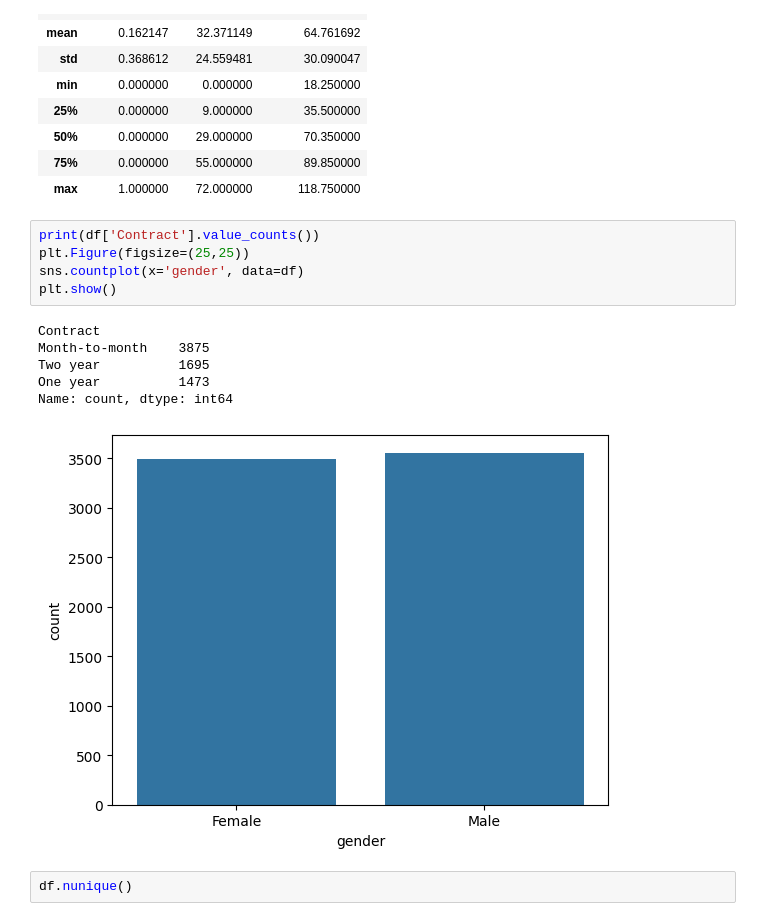
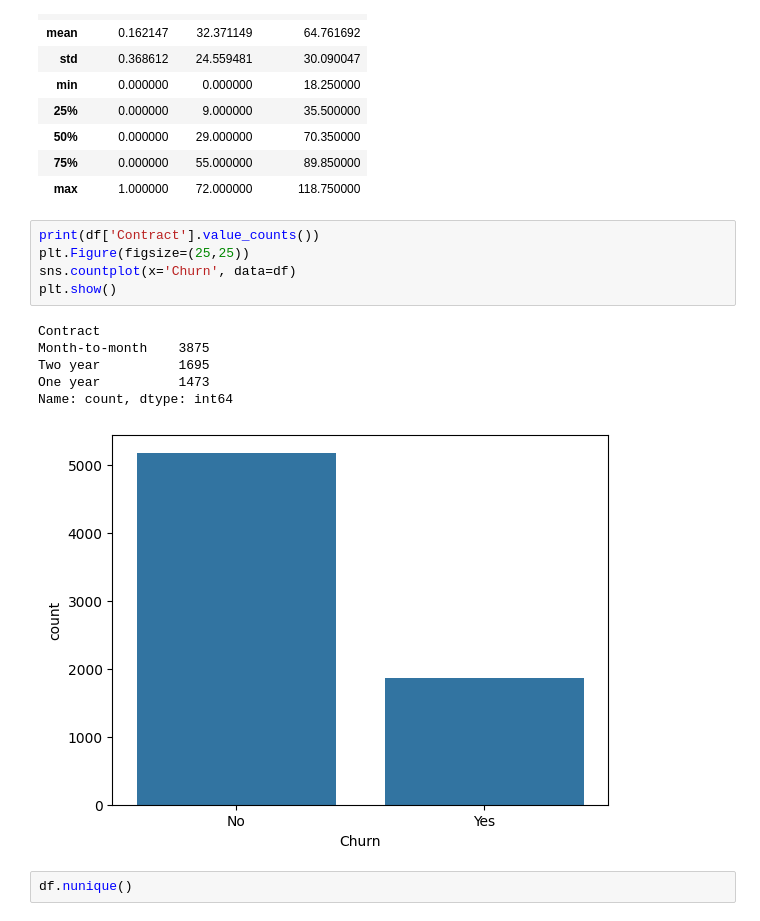
Before and after one commit to striversahil/Churn_Pred, a Jupyter notebook: analysis/EDA.ipynb, the cells around one changed output. Drawn from its saved outputs; the diff is of its cells as text.

```diff
--- a/analysis/EDA.ipynb
+++ b/analysis/EDA.ipynb
@@ -38,15 +42,15 @@ df.describe()
 # %%
 print(df['Contract'].value_counts())
 plt.Figure(figsize=(25,25))
-sns.countplot(x='gender', data=df)
+sns.countplot(x='Churn', data=df)
 plt.show()
 # %% [output]
 Contract
 Month-to-month    3875
 Two year          1695
 One year          1473
 Name: count, dtype: int64
-[figure, old version]
+[figure, new version]
 # %%
 df.nunique()
 # %% [output]
```
Also changed, not shown: parts of 10 cells of this notebook.
